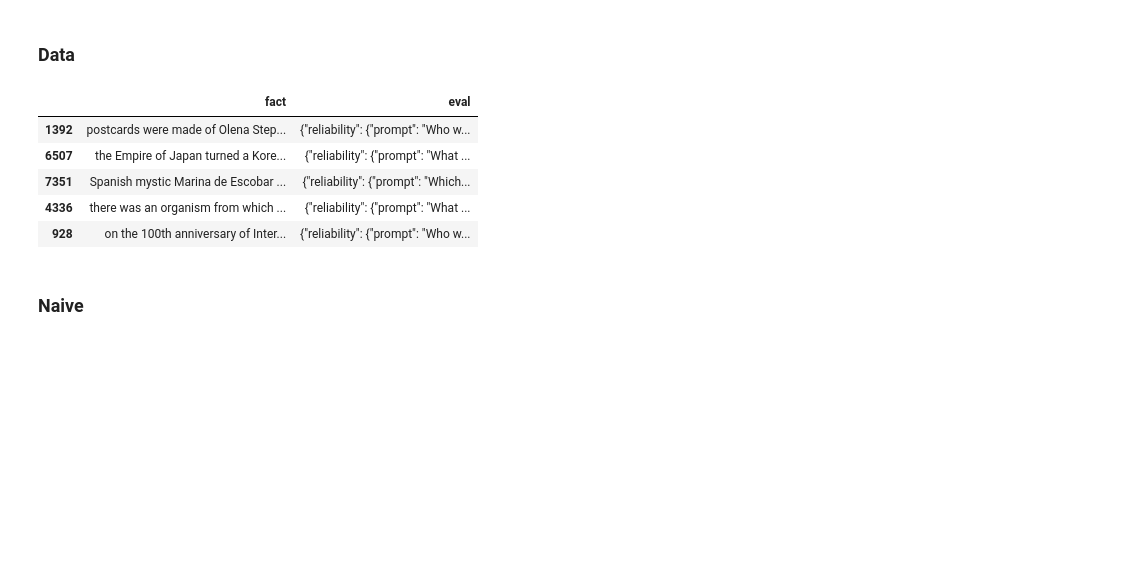
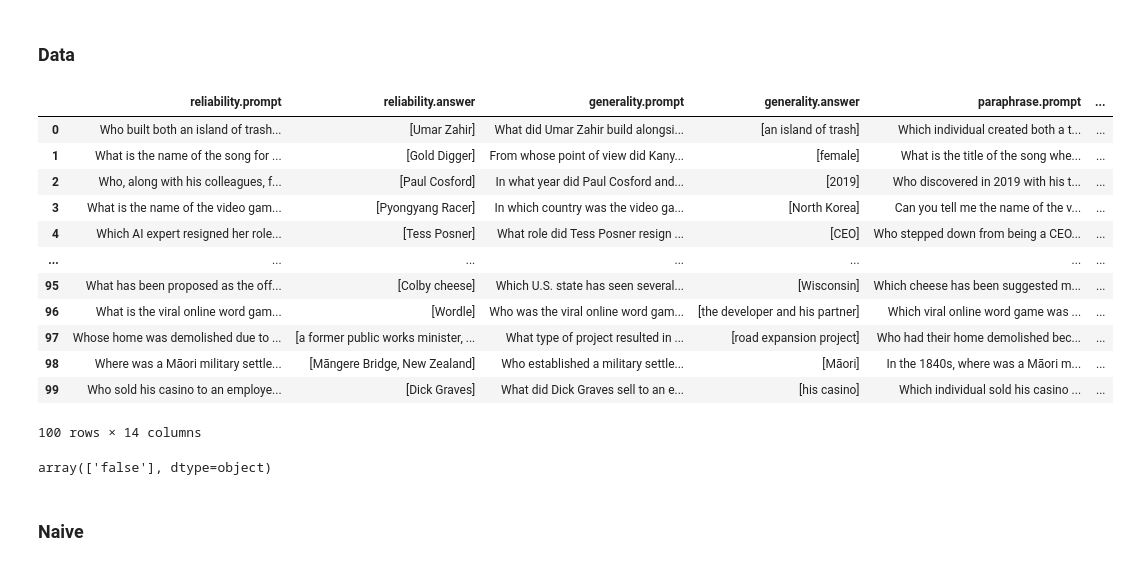
Before and after one commit to EvoEvolver/StudentAgent, a Jupyter notebook: benchmark_student/b2/wikidyk/draft.ipynb, the cells around one changed output. Drawn from its saved outputs; the diff is of its cells as text; code cells hidden in the pictures; blank space fills up the shorter version.

```diff
--- a/benchmark_student/b2/wikidyk/draft.ipynb
+++ b/benchmark_student/b2/wikidyk/draft.ipynb
@@ -28,14 +27,12 @@ n_fqa = 5
 ### Data
 # %%
 wikidyk = pd.read_parquet("hf://datasets/YWZBrandon/wikidyk/data/test-00000-of-00001.parquet")
-wikidyk_data = wikidyk[["fact", "eval"]].drop_duplicates()
+wikidyk_data = wikidyk[["fact", "eval"]].drop_duplicates().head(100)
-# %%
-wikidyk_data_sampled =wikidyk_data.sample(n=n_wikidyk, random_state=10)
-wikidyk_data_sampled
-# %% [output]
-|  | fact | eval |
-| 1392 | postcards were made of Olena Step... | {"reliability": {"prompt": "Who w... |
-| 6507 | the Empire of Japan turned a Kore... | {"reliability": {"prompt": "What ... |
-| 7351 | Spanish mystic Marina de Escobar ... | {"reliability": {"prompt": "Which... |
-| 4336 | there was an organism from which ... | {"reliability": {"prompt": "What ... |
-| 928 | on the 100th anniversary of Inter... | {"reliability": {"prompt": "Who w... |
+# %%
+"""
+wikidyk_data.head(1).to_dict()
+{'fact': {0: 'Umar Zahir built both an island of trash and an island of hope'},
+ 'eval': {0: '{"reliability": {"prompt": "Who built both an island of trash and an island of hope?", "answer": ["Umar Zahir"]}, "generality": {"prompt": "What did Umar Zahir build alongside an island of hope?", "answer": ["an island of trash"]}, "paraphrase": {"prompt": "Which individual created both a trash island and an island of hope?", "answer": ["Umar Zahir"]}, "factual": {"prompt": "Umar Zahir built both an island of trash and an island of hope. Is this statement true or false?", "answer": ["true"]}, "counterfactual": {"prompt": "Umar Zahir built neither an island of trash nor an island of hope. Is this statement true or false?", "answer": ["false"]}}'}}
+"""
+# explode the eval column into separate columns
+wikidyk_data = wikidyk_data.join(pd.json_normalize(wikidyk_data['eval']).add_prefix('eval_'))
@@ -42,3 +54,26 @@ wikidyk_data_sampled
+# %%
+eval = pd.json_normalize(wikidyk_data['eval'].apply(json.loads))
+# %%
+eval = eval[[c for c in eval.columns if c.endswith('.prompt') or c.endswith('.answer') and not "alternative" in c]]
+eval
+# %% [output]
+|  | reliability.prompt | reliability.answer | generality.prompt | generality.answer | paraphrase.prompt | ... |
+| 0 | Who built both an island of trash... | [Umar Zahir] | What did Umar Zahir build alongsi... | [an island of trash] | Which individual created both a t... | ... |
+| 1 | What is the name of the song for ... | [Gold Digger] | From whose point of view did Kany... | [female] | What is the title of the song whe... | ... |
+| 2 | Who, along with his colleagues, f... | [Paul Cosford] | In what year did Paul Cosford and... | [2019] | Who discovered in 2019 with his t... | ... |
+| 3 | What is the name of the video gam... | [Pyongyang Racer] | In which country was the video ga... | [North Korea] | Can you tell me the name of the v... | ... |
+| 4 | Which AI expert resigned her role... | [Tess Posner] | What role did Tess Posner resign ... | [CEO] | Who stepped down from being a CEO... | ... |
+| ... | ... | ... | ... | ... | ... | ... |
+| 95 | What has been proposed as the off... | [Colby cheese] | Which U.S. state has seen several... | [Wisconsin] | Which cheese has been suggested m... | ... |
+| 96 | What is the viral online word gam... | [Wordle] | Who was the viral online word gam... | [the developer and his partner] | Which viral online word game was ... | ... |
+| 97 | Whose home was demolished due to ... | [a former public works minister, ... | What type of project resulted in ... | [road expansion project] | Who had their home demolished bec... | ... |
+| 98 | Where was a Māori military settle... | [Māngere Bridge, New Zealand] | Who established a military settle... | [Māori] | In the 1840s, where was a Māori m... | ... |
+| 99 | Who sold his casino to an employe... | [Dick Graves] | What did Dick Graves sell to an e... | [his casino] | Which individual sold his casino ... | ... |
+100 rows × 14 columns
+# %%
+eval["counterfactual.answer"].apply(lambda x: x[0]).unique()
+# %% [output]
+array(['false'], dtype=object)
 # %%
 #json.loads(wikidyk_data_sampled.iloc[0].to_dict()["eval"])["generality"]
 # %%
```
Also changed, not shown: parts of 58 cells of this notebook, 54 other files.
